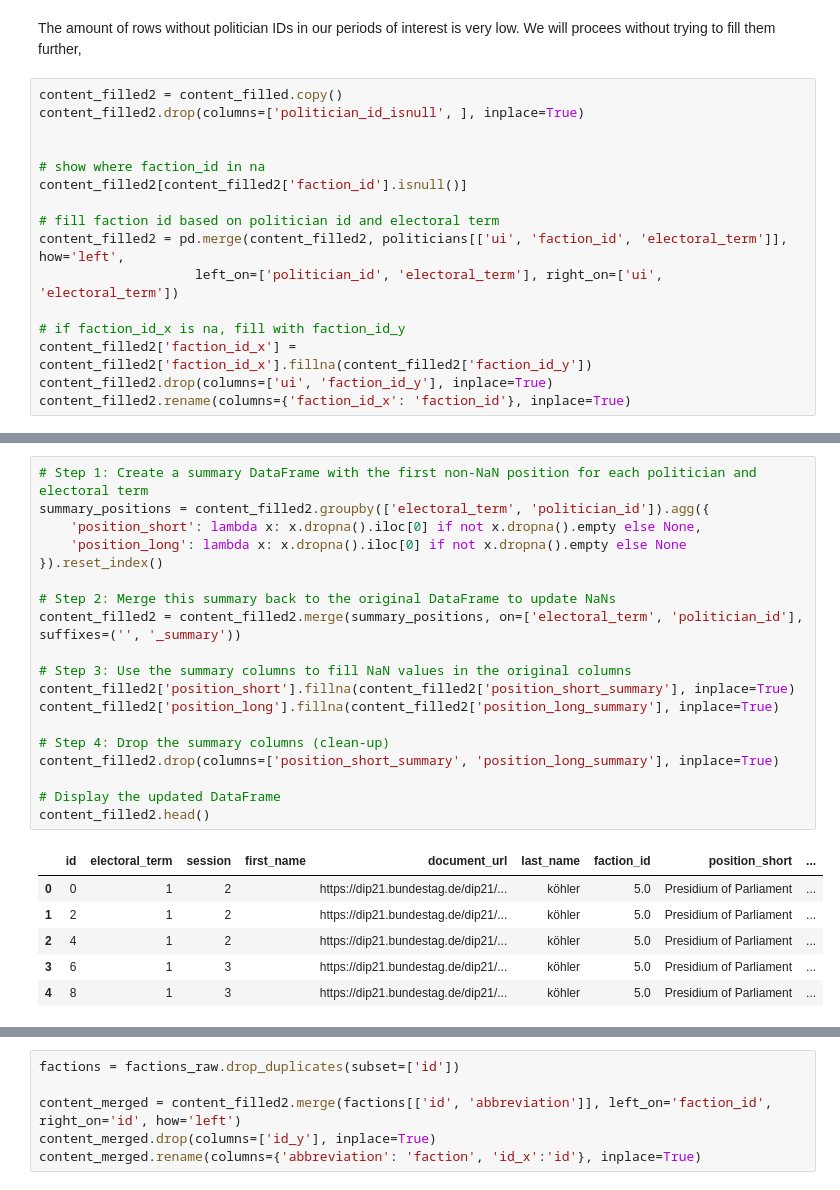
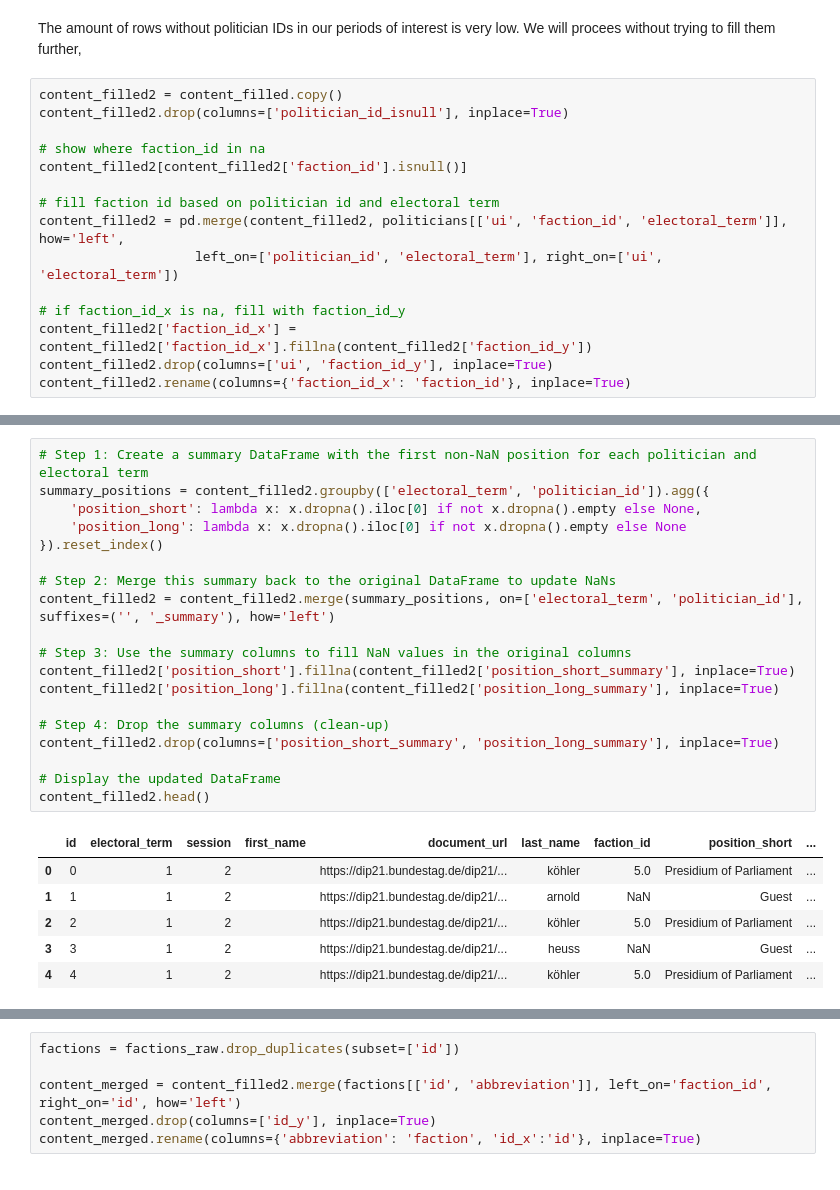
Before and after one commit to committopush/Thesis, a Jupyter notebook: Data_Cleaning_v4.ipynb, the cells around one changed output, grey strips where cells are left out. Drawn from its saved outputs; the diff is of its cells as text.

```diff
--- a/Data_Cleaning_v4.ipynb
+++ b/Data_Cleaning_v4.ipynb
@@ -514,8 +514,7 @@ Missing politician_id: 31697 (3.28%)
 The amount of rows without politician IDs in our periods of interest is very low. We will procees without trying to fill them further,
 # %%
 content_filled2 = content_filled.copy()
-content_filled2.drop(columns=['politician_id_isnull', ], inplace=True)
-
+content_filled2.drop(columns=['politician_id_isnull'], inplace=True)
 
 # show where faction_id in na
 content_filled2[content_filled2['faction_id'].isnull()]
@@ -550,29 +549,29 @@ dtype: int64
 # %%
 # Step 1: Create a summary DataFrame with the first non-NaN position for each politician and electoral term
 summary_positions = content_filled2.groupby(['electoral_term', 'politician_id']).agg({
     'position_short': lambda x: x.dropna().iloc[0] if not x.dropna().empty else None,
     'position_long': lambda x: x.dropna().iloc[0] if not x.dropna().empty else None
 }).reset_index()
 
 # Step 2: Merge this summary back to the original DataFrame to update NaNs
-content_filled2 = content_filled2.merge(summary_positions, on=['electoral_term', 'politician_id'], suffixes=('', '_summary'))
+content_filled2 = content_filled2.merge(summary_positions, on=['electoral_term', 'politician_id'], suffixes=('', '_summary'), how='left')
 
 # Step 3: Use the summary columns to fill NaN values in the original columns
 content_filled2['position_short'].fillna(content_filled2['position_short_summary'], inplace=True)
 content_filled2['position_long'].fillna(content_filled2['position_long_summary'], inplace=True)
 
 # Step 4: Drop the summary columns (clean-up)
 content_filled2.drop(columns=['position_short_summary', 'position_long_summary'], inplace=True)
 
 # Display the updated DataFrame
 content_filled2.head()
 # %% [output]
 |  | id | electoral_term | session | first_name | document_url | last_name | faction_id | position_short | ... |
 | 0 | 0 | 1 | 2 |  | https://dip21.bundestag.de/dip21/... | köhler | 5.0 | Presidium of Parliament | ... |
-| 1 | 2 | 1 | 2 |  | https://dip21.bundestag.de/dip21/... | köhler | 5.0 | Presidium of Parliament | ... |
-| 2 | 4 | 1 | 2 |  | https://dip21.bundestag.de/dip21/... | köhler | 5.0 | Presidium of Parliament | ... |
-| 3 | 6 | 1 | 3 |  | https://dip21.bundestag.de/dip21/... | köhler | 5.0 | Presidium of Parliament | ... |
-| 4 | 8 | 1 | 3 |  | https://dip21.bundestag.de/dip21/... | köhler | 5.0 | Presidium of Parliament | ... |
+| 1 | 1 | 1 | 2 |  | https://dip21.bundestag.de/dip21/... | arnold | NaN | Guest | ... |
+| 2 | 2 | 1 | 2 |  | https://dip21.bundestag.de/dip21/... | köhler | 5.0 | Presidium of Parliament | ... |
+| 3 | 3 | 1 | 2 |  | https://dip21.bundestag.de/dip21/... | heuss | NaN | Guest | ... |
+| 4 | 4 | 1 | 2 |  | https://dip21.bundestag.de/dip21/... | köhler | 5.0 | Presidium of Parliament | ... |
 # %%
 # replace all -1 with NaN
 content_filled2.replace(-1, np.nan, inplace=True)
```
Also changed, not shown: parts of 23 cells of this notebook.
